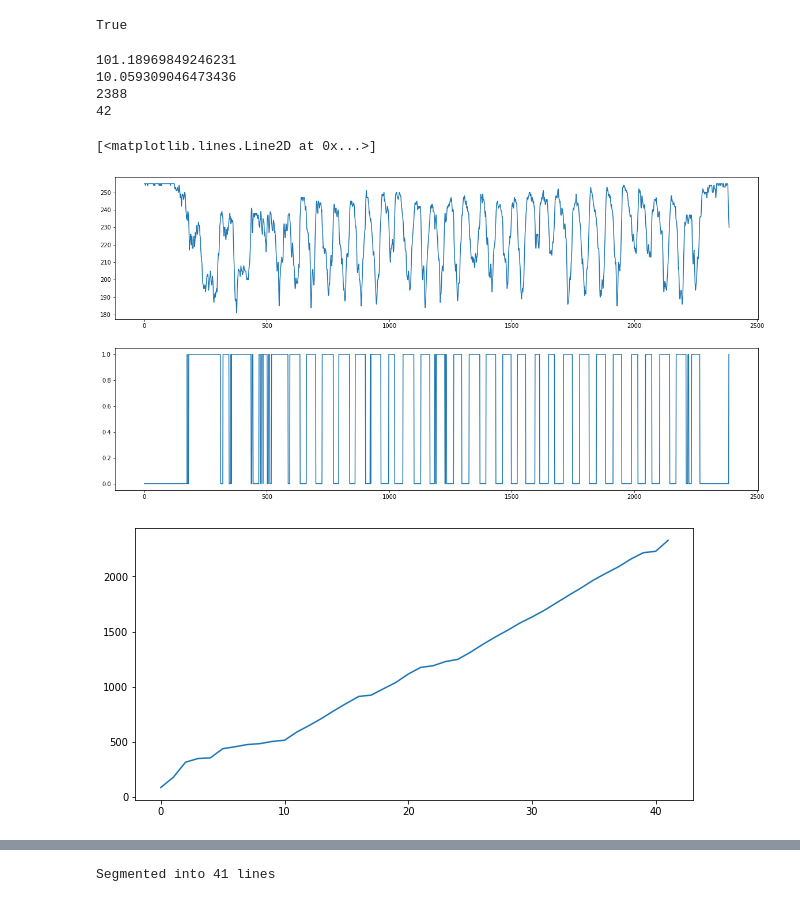
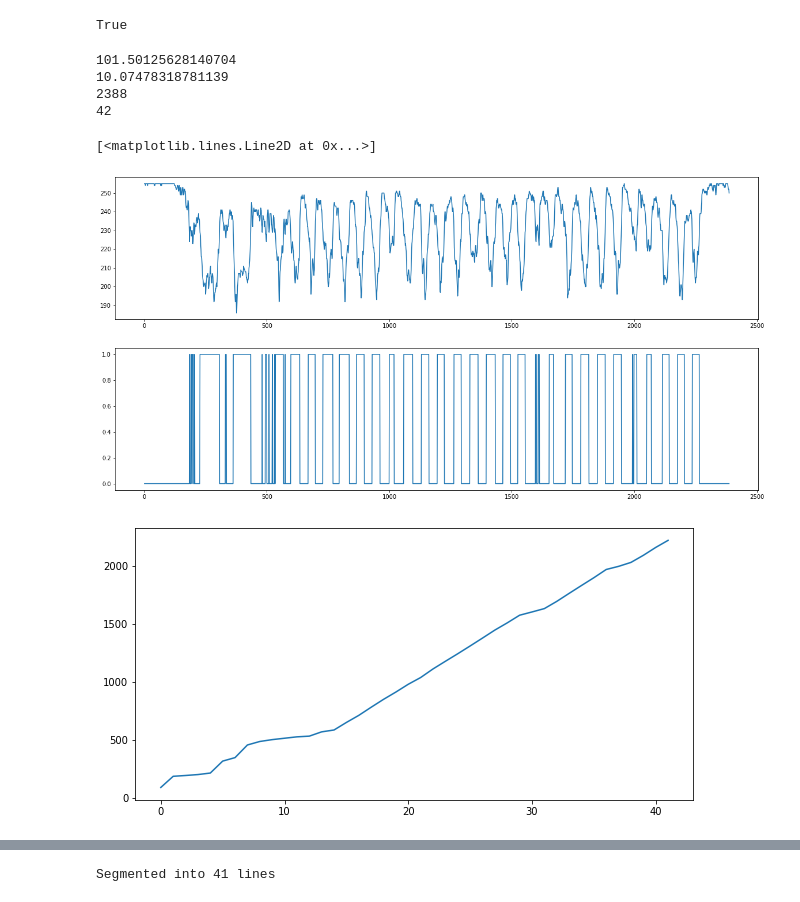
Before and after one commit to ChrisCuestas/OCR, a Jupyter notebook: Preproceso.ipynb, the cells around one changed output, grey strips where cells are left out. Cells and saved outputs as stored; diff of their text form; code cells hidden in the pictures.

```diff
--- a/Preproceso.ipynb
+++ b/Preproceso.ipynb
@@ -1,6 +1,8 @@
 # %%
 import numpy as np
 import cv2
+import os
+import math
 from matplotlib import pyplot as plt
 
 #Lectura del la imágen .tif
@@ -17,8 +19,10 @@ kernel = cv2.getStructuringElement(cv2.MORPH_RECT,(3,3));
 kernel2 = cv2.getStructuringElement(cv2.MORPH_CROSS,(3,3));
 
 #Transformaciones morfológicas
-eroding = cv2.erode(mean,kernel2,iterations = 2)
-dilation = cv2.dilate(eroding,kernel2,iterations = 2)
+
+dilation = cv2.dilate(mean,kernel2,iterations = 1)
+eroding = cv2.erode(dilation,kernel2,iterations = 2)
+dilation = cv2.dilate(eroding,kernel2,iterations = 1)
 
 #Se guardan los imagenes en cada paso
 cv2.imwrite('tests/1_UmbralMean.png',gaussian)
@@ -35,7 +39,7 @@ reduced = cv2.reduce(dilation, 1, cv2.REDUCE_AVG)
 limit = np.sqrt(np.mean(reduced**2))
 print(np.mean(reduced**2))
 print(limit)
-limit = 235 #227
+limit = 230 #227
 
 #Algoritmo para determinar los límites de cada linea del texto
 
@@ -61,37 +65,37 @@ print(lines)
 #Creación de vector donde se guardan las filas de
 #pixeles que dividen cada linea de texto
 start = 0
 divs = np.zeros(lines)
 last = 1
 line = 0
 for i in range(len(vector)):
     if last == 1:
         if vector[i]==0:
             start = i
     elif last == 0:
         if vector[i]==1:
             divs[line] = int((start+i)//2)
             line = line+1
     last = vector[i]
 
 #Figuras de comprobación
 plt.figure(1,figsize=(20, 10))
 
 plt.subplot(211)
 plt.plot(reduced)
 plt.subplot(212)
 plt.plot(vector)
 
 plt.figure(2,figsize=(10, 5))
 plt.plot(divs)
 # %% [output]
-101.18969849246231
-10.059309046473436
+101.50125628140704
+10.07478318781139
 2388
 42
 [<matplotlib.lines.Line2D at 0x...>]
-[figure, old version]
+[figure, new version]
-[figure, old version]
+[figure, new version]
 # %%
 reduced1D=np.ndarray.flatten(reduced)
 
```
Also changed, not shown: parts of 3 cells of this notebook.
